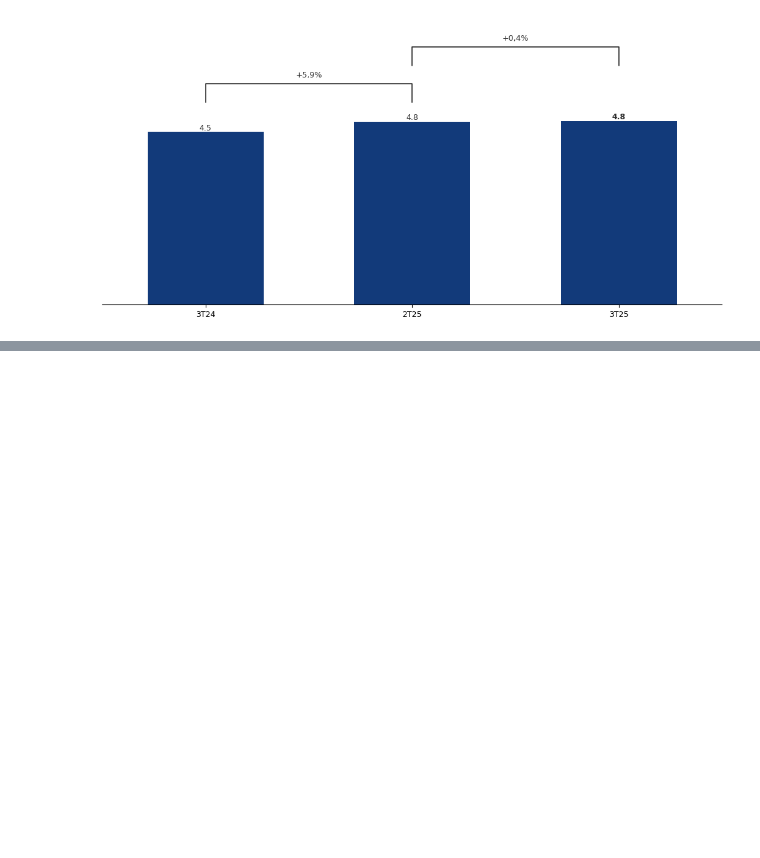
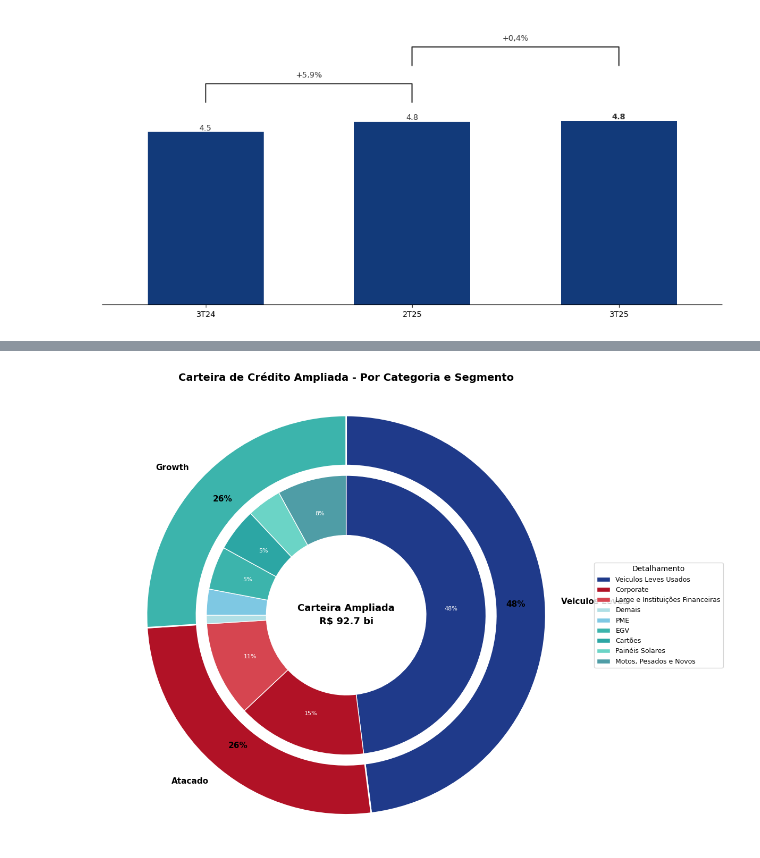
Before and after one commit to renatobortolotto/ppt-doc, a Jupyter notebook: test-ppt.ipynb, the cells around one changed output, grey strips where cells are left out. Saved outputs shown, nothing was run; the diff lists cells and outputs as text; code cells hidden in the pictures; blank space fills up the shorter version.

```diff
--- a/test-ppt.ipynb
+++ b/test-ppt.ipynb
@@ -1105,0 +1335,39 @@ plt.show()
+# %%
+# Cores para o anel interno (detalhes) - tons variados por categoria
+inner_colors = [
+    "#1f3a8a",  # Veículos Leves Usados (azul escuro)
+    "#b11226",  # Corporate (vermelho)
+    "#d64550",  # Large e Instituições (vermelho claro)
+    "#b0dfe5",  # Demais (azul bem claro)
+    "#7ec8e3",  # PME (azul claro)
+    "#3cb4ac",  # EGV (verde água)
+    "#2ca6a4",  # Cartões (verde água escuro)
+    "#6bd4c6",  # Painéis Solares (verde claro)
+    "#4f9da6",  # Motos, Pesados e Novos (azul esverdeado)
+]
+
+# Cores para o anel externo (categorias) - cores principais de cada grupo
+outer_colors = [
+    "#1f3a8a",  # Veículos Leves - azul escuro
+    "#b11226",  # Atacado - vermelho
+    "#3cb4ac",  # Growth - verde água
+]
+
+# Texto central
+center_text = f"Carteira Ampliada\nR$ {total_value:.1f} bi"
+
+# Plotar o gráfico com dois anéis
+fig, ax = plot_nested_donut_chart(
+    inner_labels=labels,
+    inner_values=values,
+    outer_labels=cat_labels,
+    outer_values=cat_values,
+    center_text=center_text,
+    title="Carteira de Crédito Ampliada - Por Categoria e Segmento",
+    inner_colors=inner_colors,
+    outer_colors=outer_colors,
+    figsize=(12, 9),
+)
+plt.show()
+# %% [output]
+[figure, added]
```
Also changed, not shown: parts of 16 cells of this notebook, 4 other files.
